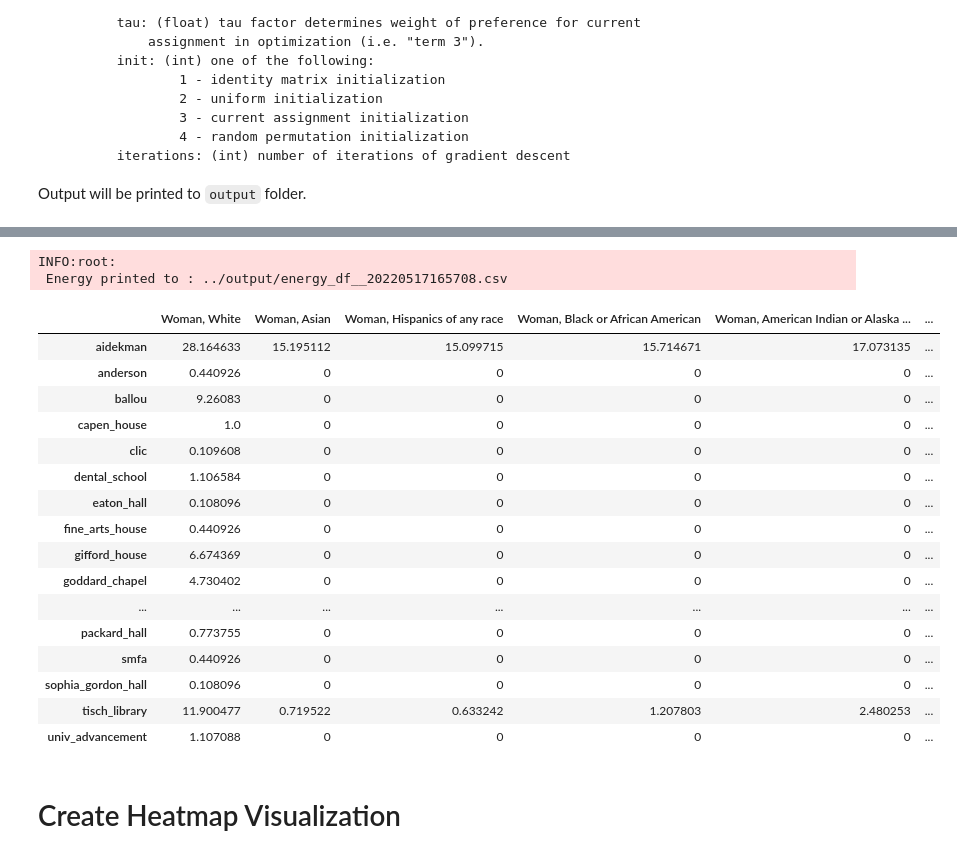
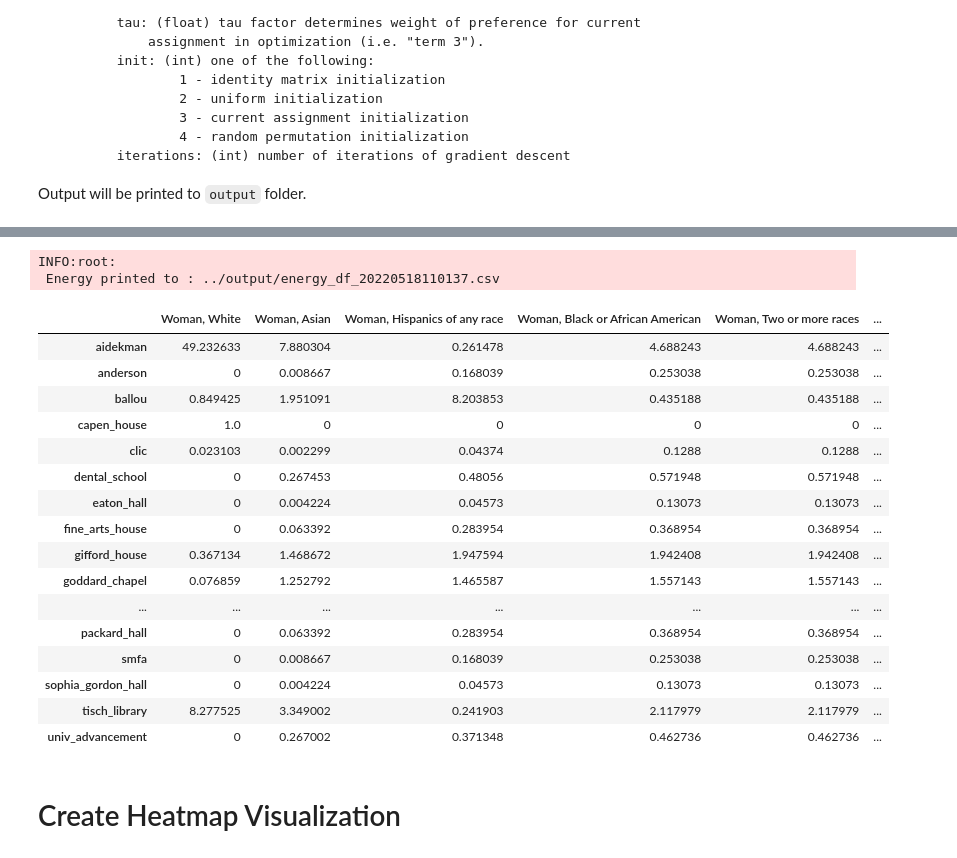
Before and after one commit to annahaensch/OpArt_Curation_Tool, a Jupyter notebook: notebooks/workflow_demo.ipynb, the cells around one changed output, grey strips where cells are left out. Saved outputs shown, nothing was run; the diff lists cells and outputs as text; code cells hidden in the pictures.

```diff
--- a/notebooks/workflow_demo.ipynb
+++ b/notebooks/workflow_demo.ipynb
@@ -85,0 +90,10 @@ art_capacity_df
+# %%
+# Compute full n_buildings x n_artworks cost matrix.
+cost_df = sc.compute_cost_matrix(hall_df = hall_df,
+                                 student_df = student_df,
+                                 art_df = art_df,
+                                 categories = ["gender","race"],
+                                 alpha = -1,
+                                 beta = 1)
+
+cost_df
@@ -86,4 +118,9 @@ art_capacity_df
 # %%
 # Compute normalizing constants for lambda and tau
-norm_lam_factor, norm_tau_factor = sc.get_normalizing_constants(art_df = art_df,
-                                                               hall_df = hall_df)
+norm_lam_factor, norm_tau_factor = sc.get_normalizing_constants(
+                                                hall_df = hall_df,
+                                                student_df = student_df,
+                                                art_df = art_df
+                                                               )
+
+norm_lam_factor, norm_tau_factor
@@ -90,11 +128,0 @@ norm_lam_factor, norm_tau_factor = sc.get_normalizing_constants(art_df = art_df,
-# %%
-# Compute full n_buildings x n_artworks cost matrix.
-cost_df = sc.compute_cost_matrix(art_df = art_df,
-                                    hall_df = hall_df,
-                                    categories = ["gender","race"],
-                                    alpha = -1,
-                                    beta = 1)
-# %%
-# Replace tuple column names with string column names.
-cost_df = cost_df.rename(columns = {art_capacity_df.loc[i,"tuple"]:art_capacity_df.loc[i,"string"] for i in art_capacity_df.index})
-cost_df
@@ -119,35 +129,35 @@ cost_df
 # %%
 assignment_df = sc.learn_optimal_assignment(
                              hall_df,
                              art_df,
                              cost_df,
                              lam = norm_lam_factor*100,
                              tau=norm_tau_factor*1,
                              init = 1,
-                             iterations = 10
+                             iterations = 1000
                              )
 
 assignment_df
 # %% [output]
 INFO:root:
- Energy printed to : ../output/energy_df__20220517165708.csv
+ Energy printed to : ../output/energy_df_20220518110137.csv
-|  | Woman, White | Woman, Asian | Woman, Hispanics of any race | Woman, Black or African American | Woman, American Indian or Alaska ... | ... |
-| aidekman | 28.164633 | 15.195112 | 15.099715 | 15.714671 | 17.073135 | ... |
-| anderson | 0.440926 | 0 | 0 | 0 | 0 | ... |
-| ballou | 9.26083 | 0 | 0 | 0 | 0 | ... |
+|  | Woman, White | Woman, Asian | Woman, Hispanics of any race | Woman, Black or African American | Woman, Two or more races | ... |
+| aidekman | 49.232633 | 7.880304 | 0.261478 | 4.688243 | 4.688243 | ... |
+| anderson | 0 | 0.008667 | 0.168039 | 0.253038 | 0.253038 | ... |
+| ballou | 0.849425 | 1.951091 | 8.203853 | 0.435188 | 0.435188 | ... |
 | capen_house | 1.0 | 0 | 0 | 0 | 0 | ... |
-| clic | 0.109608 | 0 | 0 | 0 | 0 | ... |
-| dental_school | 1.106584 | 0 | 0 | 0 | 0 | ... |
-| eaton_hall | 0.108096 | 0 | 0 | 0 | 0 | ... |
-| fine_arts_house | 0.440926 | 0 | 0 | 0 | 0 | ... |
-| gifford_house | 6.674369 | 0 | 0 | 0 | 0 | ... |
-| goddard_chapel | 4.730402 | 0 | 0 | 0 | 0 | ... |
+| clic | 0.023103 | 0.002299 | 0.04374 | 0.1288 | 0.1288 | ... |
+| dental_school | 0 | 0.267453 | 0.48056 | 0.571948 | 0.571948 | ... |
+| eaton_hall | 0 | 0.004224 | 0.04573 | 0.13073 | 0.13073 | ... |
+| fine_arts_house | 0 | 0.063392 | 0.283954 | 0.368954 | 0.368954 | ... |
+| gifford_house | 0.367134 | 1.468672 | 1.947594 | 1.942408 | 1.942408 | ... |
+| goddard_chapel | 0.076859 | 1.252792 | 1.465587 | 1.557143 | 1.557143 | ... |
 | ... | ... | ... | ... | ... | ... | ... |
-| packard_hall | 0.773755 | 0 | 0 | 0 | 0 | ... |
-| smfa | 0.440926 | 0 | 0 | 0 | 0 | ... |
-| sophia_gordon_hall | 0.108096 | 0 | 0 | 0 | 0 | ... |
-| tisch_library | 11.900477 | 0.719522 | 0.633242 | 1.207803 | 2.480253 | ... |
-| univ_advancement | 1.107088 | 0 | 0 | 0 | 0 | ... |
+| packard_hall | 0 | 0.063392 | 0.283954 | 0.368954 | 0.368954 | ... |
+| smfa | 0 | 0.008667 | 0.168039 | 0.253038 | 0.253038 | ... |
+| sophia_gordon_hall | 0 | 0.004224 | 0.04573 | 0.13073 | 0.13073 | ... |
+| tisch_library | 8.277525 | 3.349002 | 0.241903 | 2.117979 | 2.117979 | ... |
+| univ_advancement | 0 | 0.267002 | 0.371348 | 0.462736 | 0.462736 | ... |
 # %% [markdown]
 # Create Heatmap Visualization
 # %%
```
Also changed, not shown: parts of 10 cells of this notebook, 1 other file.
